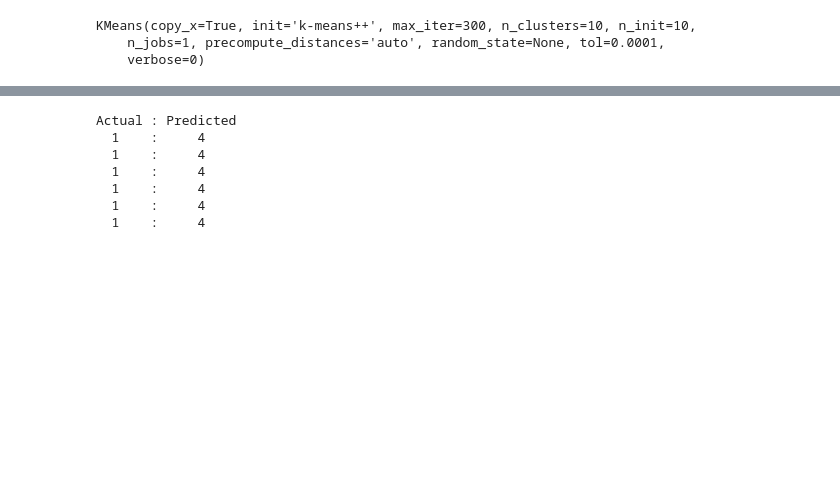
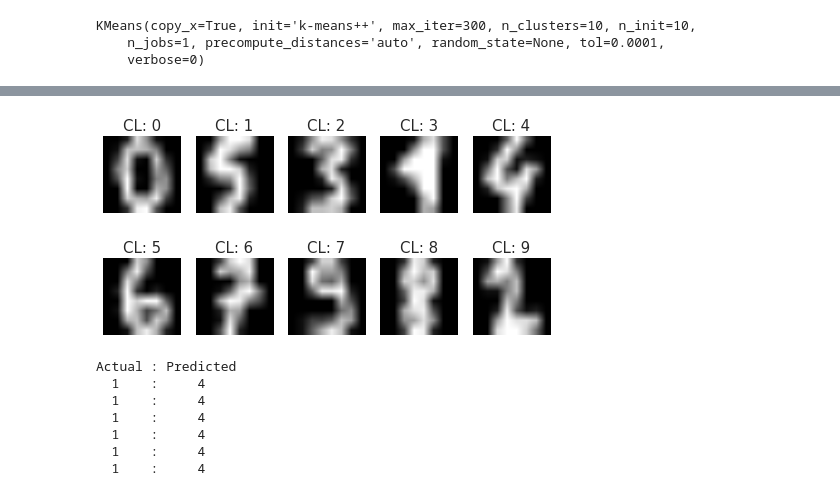
Before and after one commit to lcdm-uiuc/info490-sp16, a Jupyter notebook: Week5/notebooks/intro2cluster.ipynb, the cells around one changed output, grey strips where cells are left out. Drawn from its saved outputs; the diff is of its cells as text; code cells hidden in the pictures; blank space fills up the shorter version.

```diff
--- a/Week5/notebooks/intro2cluster.ipynb
+++ b/Week5/notebooks/intro2cluster.ipynb
@@ -302,3 +310,34 @@ KMeans(copy_x=True, init='k-means++', max_iter=300, n_clusters=10, n_init=10,
+# %%
+sns.set(font_scale=1.25)
+fig, ax = plt.subplots(figsize=(8,4))
+plt.gray()
+
+nrows = 2 ; ncols = 5
+
+ft_data = k_means.fit_transform(data)
+
+for idx, img in enumerate(np.argmin(ft_data,axis=0)):
+
+    ax = plt.subplot(nrows, ncols, idx + 1)
+    cl = k_means.labels_[img]
+
+    # We want square images
+    ax.set_aspect('equal')
+
+    # Now show the images, by default pixels are shown as white on black.
+    # To show black on white, reverse colormap: cmap=plt.cm.gray_r
+    # To smooth pixelated images: interpolation='nearest'
+
+    ax.imshow(images[img])
+
+    # No tick marks for small plots
+    ax.set_xticks([]) ; ax.set_yticks([])
+
+    ax.set_title('CL: {0}'.format(cl))
+
+plt.show()
+# %% [output]
+[figure, added]
 # %%
 # Test on our ones
 ones = hd.make_ones()
```
Also changed, not shown: parts of 5 cells of this notebook.
